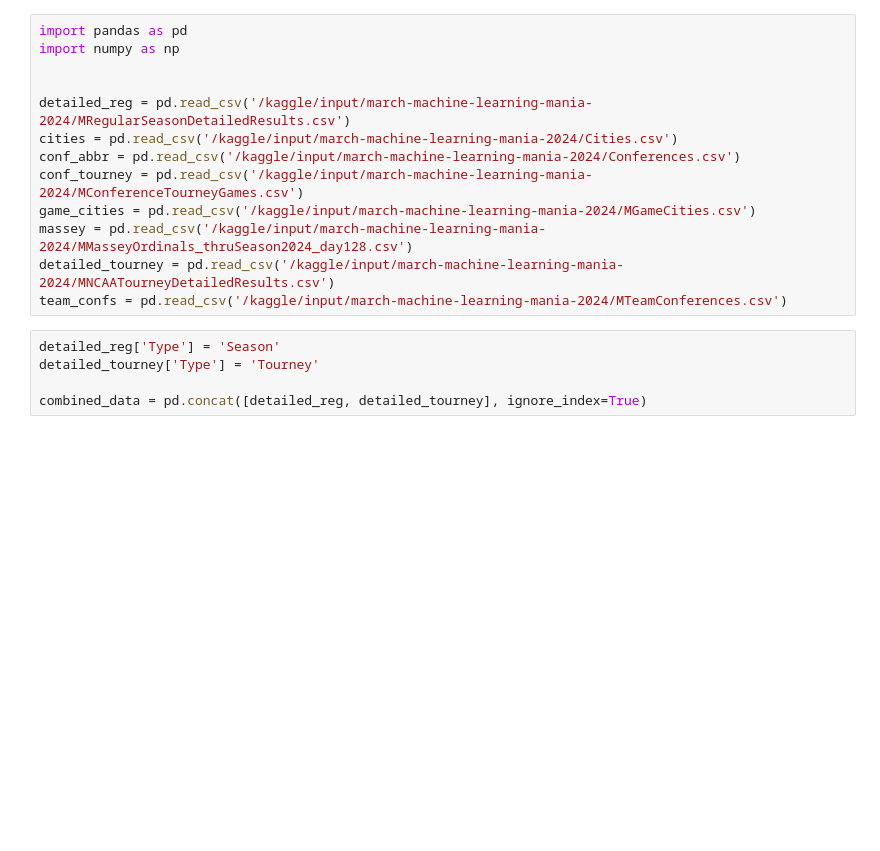
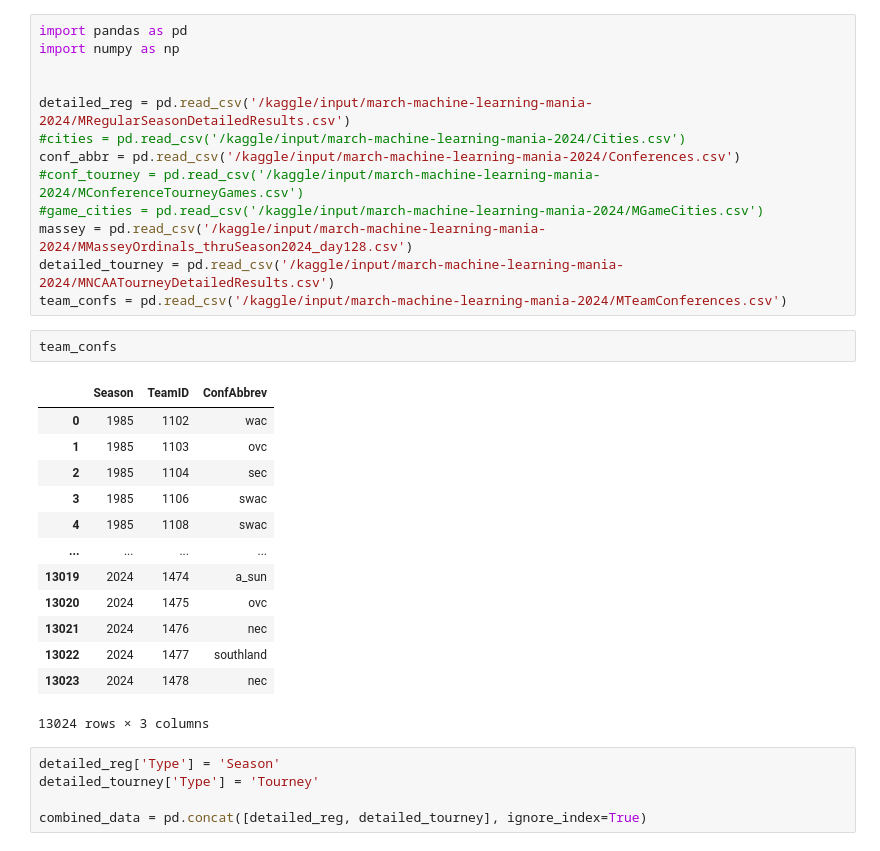
Before and after one commit to jacksonmlukas/marchmadness2024, a Jupyter notebook: neuralnetpredictor.ipynb, the cells around one changed output. Cells and saved outputs as stored; diff of their text form; blank space fills up the shorter version.

```diff
--- a/neuralnetpredictor.ipynb
+++ b/neuralnetpredictor.ipynb
@@ -4,13 +4,29 @@ import numpy as np
 
 
 detailed_reg = pd.read_csv('/kaggle/input/march-machine-learning-mania-2024/MRegularSeasonDetailedResults.csv')
-cities = pd.read_csv('/kaggle/input/march-machine-learning-mania-2024/Cities.csv')
+#cities = pd.read_csv('/kaggle/input/march-machine-learning-mania-2024/Cities.csv')
 conf_abbr = pd.read_csv('/kaggle/input/march-machine-learning-mania-2024/Conferences.csv')
-conf_tourney = pd.read_csv('/kaggle/input/march-machine-learning-mania-2024/MConferenceTourneyGames.csv')
-game_cities = pd.read_csv('/kaggle/input/march-machine-learning-mania-2024/MGameCities.csv')
+#conf_tourney = pd.read_csv('/kaggle/input/march-machine-learning-mania-2024/MConferenceTourneyGames.csv')
+#game_cities = pd.read_csv('/kaggle/input/march-machine-learning-mania-2024/MGameCities.csv')
 massey = pd.read_csv('/kaggle/input/march-machine-learning-mania-2024/MMasseyOrdinals_thruSeason2024_day128.csv')
 detailed_tourney = pd.read_csv('/kaggle/input/march-machine-learning-mania-2024/MNCAATourneyDetailedResults.csv')
 team_confs = pd.read_csv('/kaggle/input/march-machine-learning-mania-2024/MTeamConferences.csv')
+# %%
+team_confs
+# %% [output]
+|  | Season | TeamID | ConfAbbrev |
+| 0 | 1985 | 1102 | wac |
+| 1 | 1985 | 1103 | ovc |
+| 2 | 1985 | 1104 | sec |
+| 3 | 1985 | 1106 | swac |
+| 4 | 1985 | 1108 | swac |
+| ... | ... | ... | ... |
+| 13019 | 2024 | 1474 | a_sun |
+| 13020 | 2024 | 1475 | ovc |
+| 13021 | 2024 | 1476 | nec |
+| 13022 | 2024 | 1477 | southland |
+| 13023 | 2024 | 1478 | nec |
+13024 rows × 3 columns
 # %%
 detailed_reg['Type'] = 'Season'
 detailed_tourney['Type'] = 'Tourney'
```
Also changed, not shown: parts of 17 cells of this notebook.
